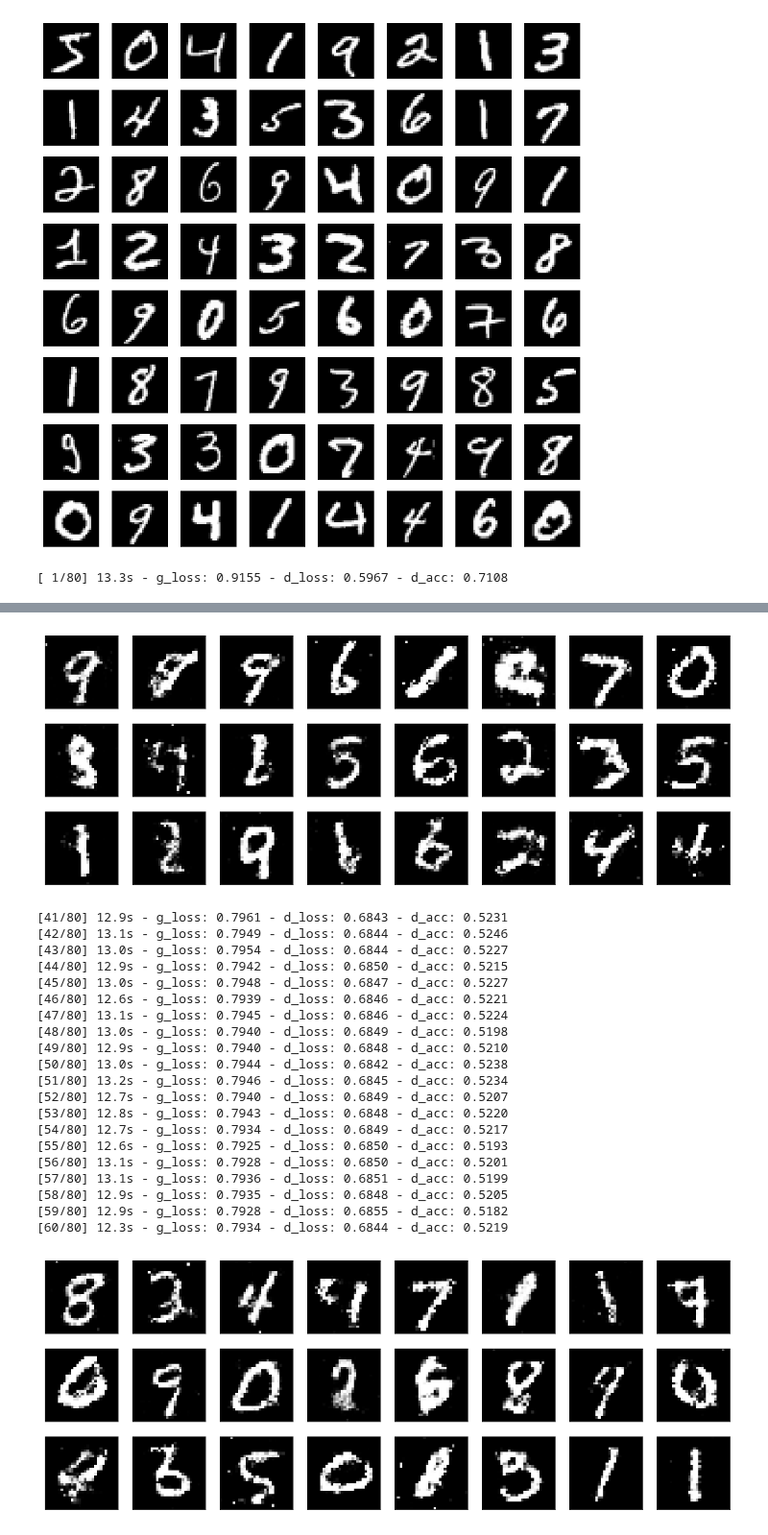
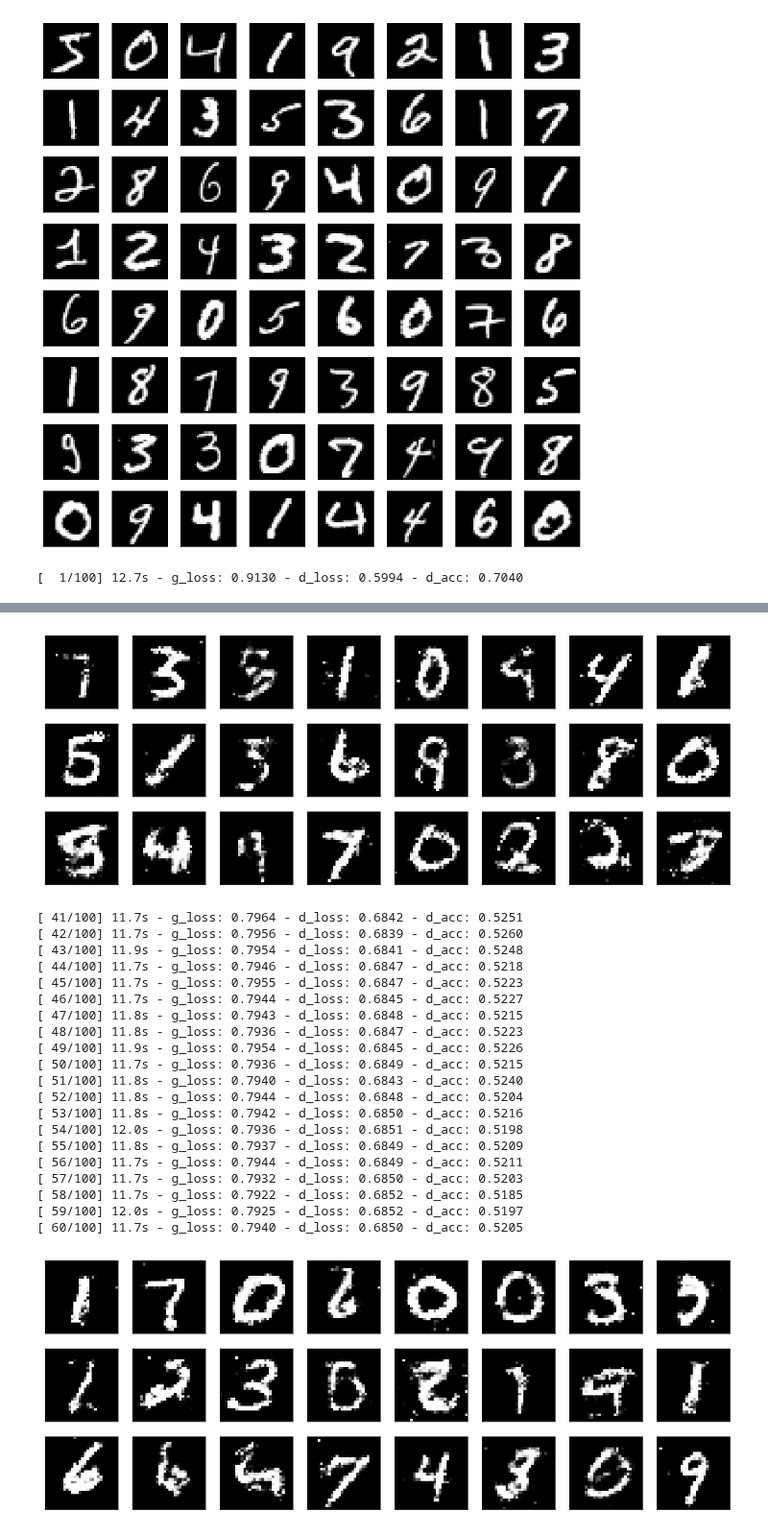
Before and after one commit to czyzi0/ml-notebooks, a Jupyter notebook: notebooks/mnist-gan.ipynb, the cells around one changed output, grey strips where cells are left out. Shown at 96% size. Drawn from its saved outputs; the diff is of its cells as text; code cells hidden in the pictures.

```diff
--- a/notebooks/mnist-gan.ipynb
+++ b/notebooks/mnist-gan.ipynb
@@ -137,13 +137,13 @@ class GAN(GAN_):
                 self.layers = torch.nn.ModuleList([
                     torch.nn.Linear(100, 256),
                     torch.nn.LeakyReLU(0.2),
-                    torch.nn.BatchNorm1d(256, momentum=0.8),
+                    torch.nn.BatchNorm1d(256),
                     torch.nn.Linear(256, 512),
                     torch.nn.LeakyReLU(0.2),
-                    torch.nn.BatchNorm1d(512, momentum=0.8),
+                    torch.nn.BatchNorm1d(512),
                     torch.nn.Linear(512, 1024),
                     torch.nn.LeakyReLU(0.2),
-                    torch.nn.BatchNorm1d(1024, momentum=0.8),
+                    torch.nn.BatchNorm1d(1024),
                     torch.nn.Linear(1024, 784),
                     torch.nn.Tanh(),
                 ])
@@ -180,6 +180,6 @@ class GAN(GAN_):
 # %%
 model = GAN()
 # %%
-history = model.fit(data_loader, epochs=80)
+history = model.fit(data_loader, epochs=100)
 # %% [output]
-[ 1/80] 13.3s - g_loss: 0.9155 - d_loss: 0.5967 - d_acc: 0.7108
+[  1/100] 12.7s - g_loss: 0.9130 - d_loss: 0.5994 - d_acc: 0.7040
@@ -227,22 +227,22 @@ history = model.fit(data_loader, epochs=80)
-[figure, old version]
+[figure, new version]
-[41/80] 12.9s - g_loss: 0.7961 - d_loss: 0.6843 - d_acc: 0.5231
-[42/80] 13.1s - g_loss: 0.7949 - d_loss: 0.6844 - d_acc: 0.5246
-[43/80] 13.0s - g_loss: 0.7954 - d_loss: 0.6844 - d_acc: 0.5227
-[44/80] 12.9s - g_loss: 0.7942 - d_loss: 0.6850 - d_acc: 0.5215
-[45/80] 13.0s - g_loss: 0.7948 - d_loss: 0.6847 - d_acc: 0.5227
-[46/80] 12.6s - g_loss: 0.7939 - d_loss: 0.6846 - d_acc: 0.5221
-[47/80] 13.1s - g_loss: 0.7945 - d_loss: 0.6846 - d_acc: 0.5224
-[48/80] 13.0s - g_loss: 0.7940 - d_loss: 0.6849 - d_acc: 0.5198
-[49/80] 12.9s - g_loss: 0.7940 - d_loss: 0.6848 - d_acc: 0.5210
-[50/80] 13.0s - g_loss: 0.7944 - d_loss: 0.6842 - d_acc: 0.5238
-[51/80] 13.2s - g_loss: 0.7946 - d_loss: 0.6845 - d_acc: 0.5234
-[52/80] 12.7s - g_loss: 0.7940 - d_loss: 0.6849 - d_acc: 0.5207
-[53/80] 12.8s - g_loss: 0.7943 - d_loss: 0.6848 - d_acc: 0.5220
-[54/80] 12.7s - g_loss: 0.7934 - d_loss: 0.6849 - d_acc: 0.5217
-[55/80] 12.6s - g_loss: 0.7925 - d_loss: 0.6850 - d_acc: 0.5193
-[56/80] 13.1s - g_loss: 0.7928 - d_loss: 0.6850 - d_acc: 0.5201
-[57/80] 13.1s - g_loss: 0.7936 - d_loss: 0.6851 - d_acc: 0.5199
-[58/80] 12.9s - g_loss: 0.7935 - d_loss: 0.6848 - d_acc: 0.5205
-[59/80] 12.9s - g_loss: 0.7928 - d_loss: 0.6855 - d_acc: 0.5182
-[60/80] 12.3s - g_loss: 0.7934 - d_loss: 0.6844 - d_acc: 0.5219
+[ 41/100] 11.7s - g_loss: 0.7964 - d_loss: 0.6842 - d_acc: 0.5251
+[ 42/100] 11.7s - g_loss: 0.7956 - d_loss: 0.6839 - d_acc: 0.5260
+[ 43/100] 11.9s - g_loss: 0.7954 - d_loss: 0.6841 - d_acc: 0.5248
+[ 44/100] 11.7s - g_loss: 0.7946 - d_loss: 0.6847 - d_acc: 0.5218
+[ 45/100] 11.7s - g_loss: 0.7955 - d_loss: 0.6847 - d_acc: 0.5223
+[ 46/100] 11.7s - g_loss: 0.7944 - d_loss: 0.6845 - d_acc: 0.5227
+[ 47/100] 11.8s - g_loss: 0.7943 - d_loss: 0.6848 - d_acc: 0.5215
+[ 48/100] 11.8s - g_loss: 0.7936 - d_loss: 0.6847 - d_acc: 0.5223
+[ 49/100] 11.9s - g_loss: 0.7954 - d_loss: 0.6845 - d_acc: 0.5226
+[ 50/100] 11.7s - g_loss: 0.7936 - d_loss: 0.6849 - d_acc: 0.5215
+[ 51/100] 11.8s - g_loss: 0.7940 - d_loss: 0.6843 - d_acc: 0.5240
+[ 52/100] 11.8s - g_loss: 0.7944 - d_loss: 0.6848 - d_acc: 0.5204
+[ 53/100] 11.8s - g_loss: 0.7942 - d_loss: 0.6850 - d_acc: 0.5216
+[ 54/100] 12.0s - g_loss: 0.7936 - d_loss: 0.6851 - d_acc: 0.5198
+[ 55/100] 11.8s - g_loss: 0.7937 - d_loss: 0.6849 - d_acc: 0.5209
+[ 56/100] 11.7s - g_loss: 0.7944 - d_loss: 0.6849 - d_acc: 0.5211
+[ 57/100] 11.7s - g_loss: 0.7932 - d_loss: 0.6850 - d_acc: 0.5203
+[ 58/100] 11.7s - g_loss: 0.7922 - d_loss: 0.6852 - d_acc: 0.5185
+[ 59/100] 12.0s - g_loss: 0.7925 - d_loss: 0.6852 - d_acc: 0.5197
+[ 60/100] 11.7s - g_loss: 0.7940 - d_loss: 0.6850 - d_acc: 0.5205
-[figure, old version]
+[figure, new version]
```
Also changed, not shown: parts of 6 cells of this notebook.
